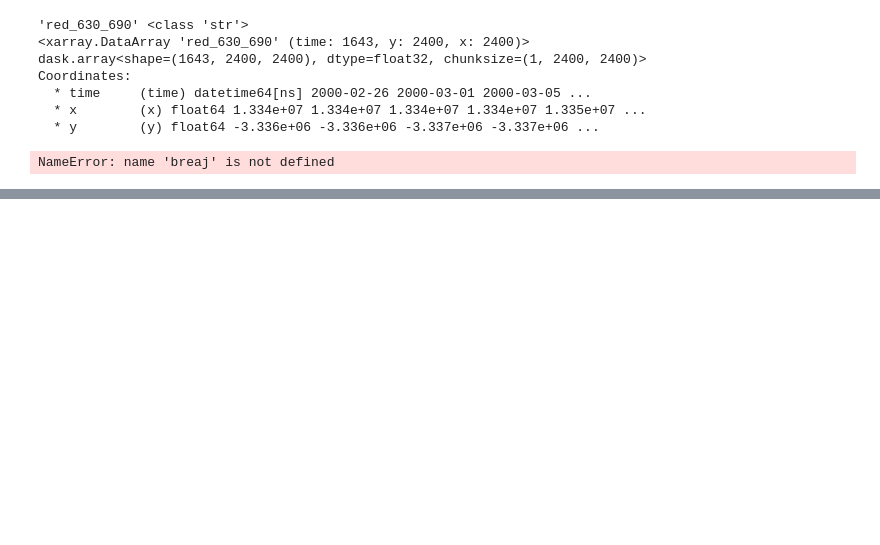
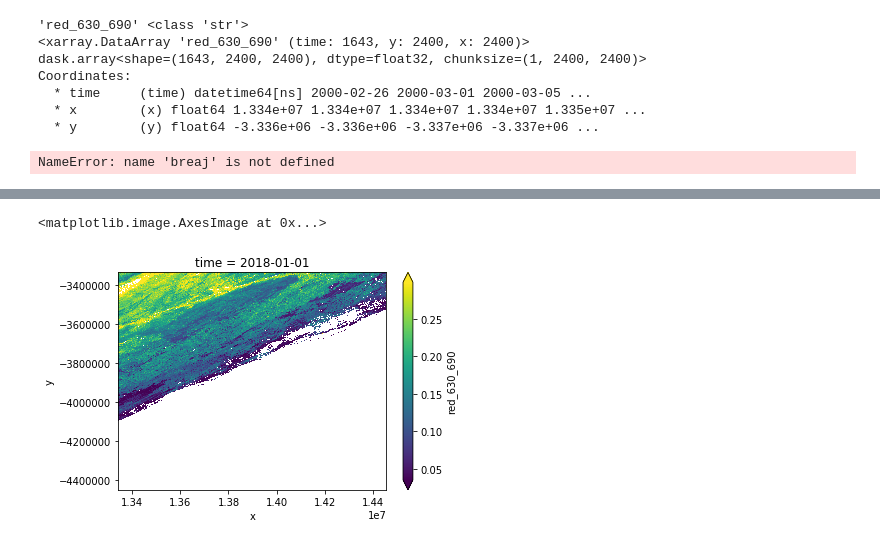
Before and after one commit to ozewex/team-drip, a Jupyter notebook: notebooks/jbw_Read_MCD43A4_hdf.ipynb, the cells around one changed output, grey strips where cells are left out. Saved outputs shown, nothing was run; the diff lists cells and outputs as text; code cells hidden in the pictures; blank space fills up the shorter version.

```diff
--- a/notebooks/jbw_Read_MCD43A4_hdf.ipynb
+++ b/notebooks/jbw_Read_MCD43A4_hdf.ipynb
@@ -147,3 +148,6 @@ Coordinates:
   * x        (x) float64 1.334e+07 1.334e+07 1.334e+07 1.334e+07 1.335e+07 ...
   * y        (y) float64 -3.336e+06 -3.336e+06 -3.337e+06 -3.337e+06 ...
 NameError: name 'breaj' is not defined
+# %%
+img = ds.isel(time=-1).red_630_690
+img
@@ -149,0 +161,2 @@ NameError: name 'breaj' is not defined
+# %%
+img.load()
@@ -149,0 +176,5 @@ NameError: name 'breaj' is not defined
+# %%
+img.plot.imshow(robust=True)
+# %% [output]
+<matplotlib.image.AxesImage at 0x...>
+[figure, added]
```
Also changed, not shown: parts of 9 cells of this notebook.
